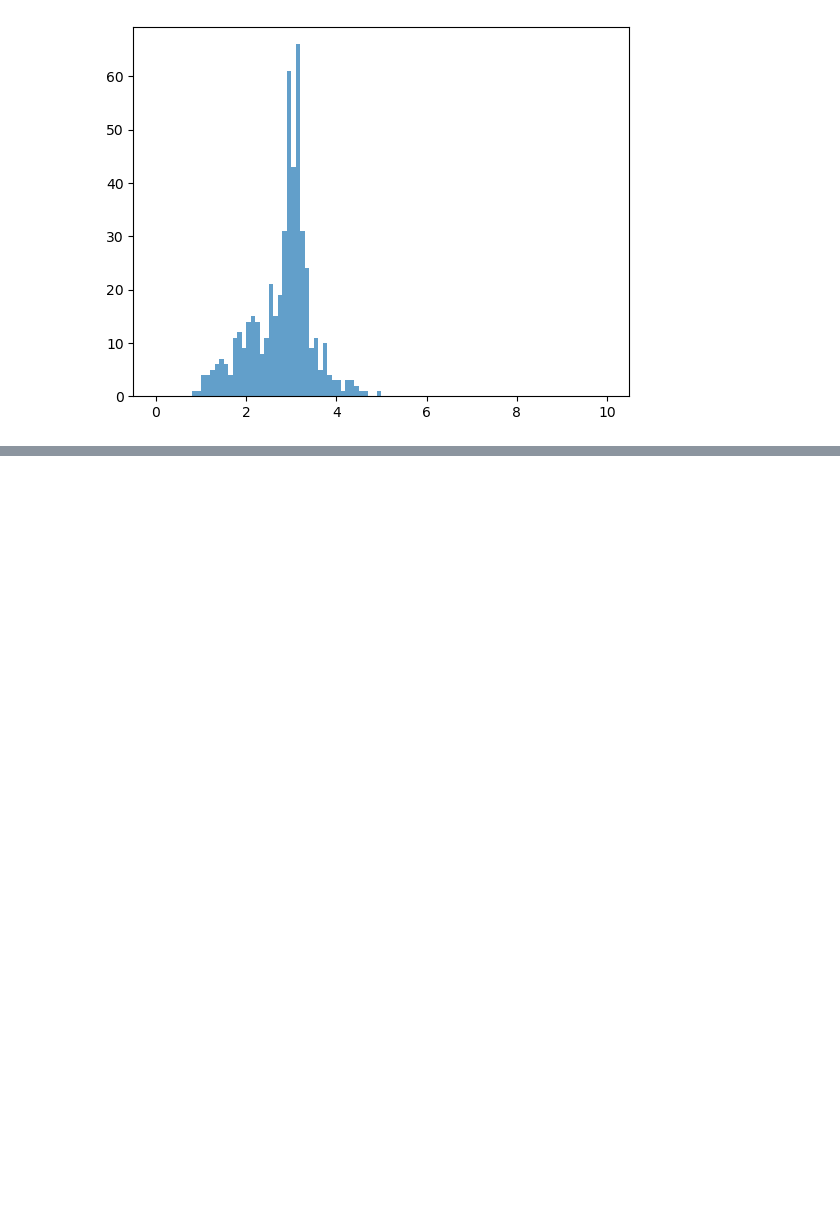
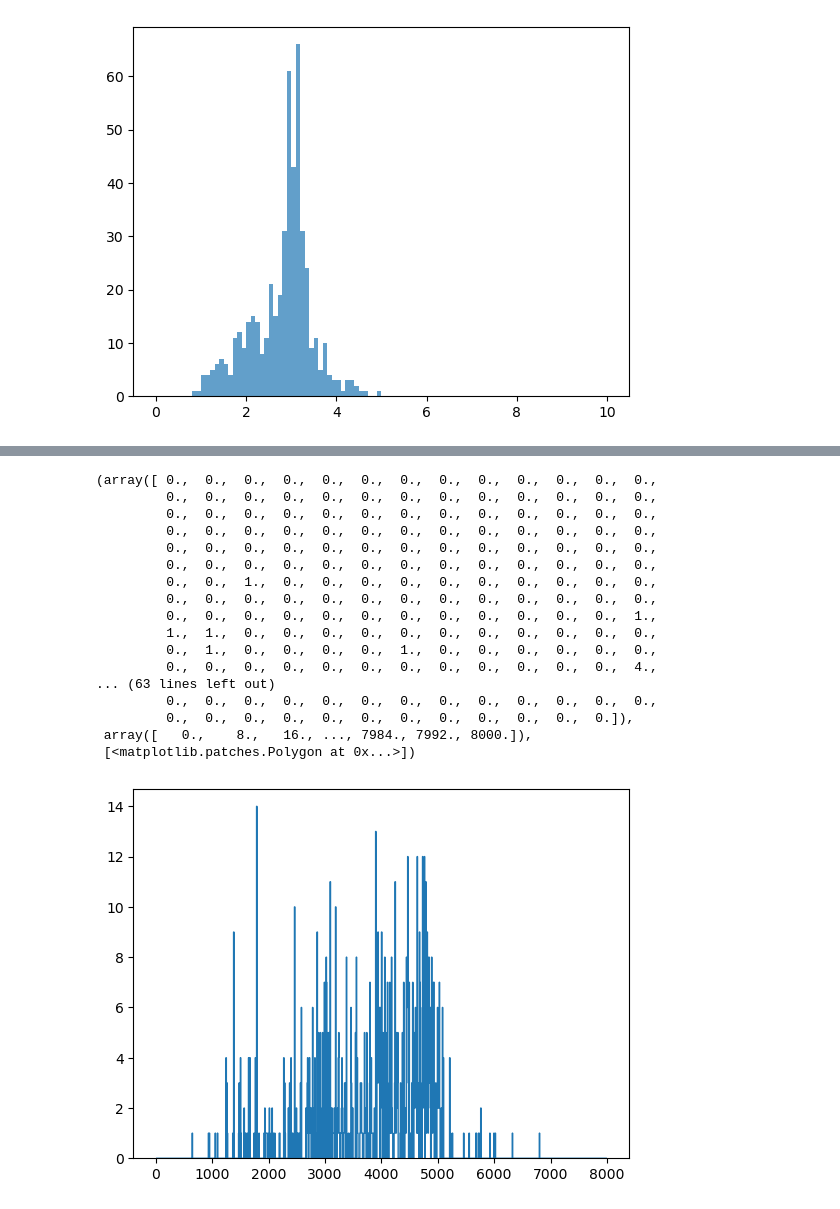
Before and after one commit to HEPchihwan/LRSM_tb_channel, a Jupyter notebook: SAMPLEPRODUCTION/using matrix/matrix.ipynb, the cells around one changed output, grey strips where cells are left out. Cells and saved outputs as stored; diff of their text form; code cells hidden in the pictures; blank space fills up the shorter version.

```diff
--- a/SAMPLEPRODUCTION/using matrix/matrix.ipynb
+++ b/SAMPLEPRODUCTION/using matrix/matrix.ipynb
@@ -267,0 +525,22 @@ genpdgid = events["GenPart_pdgId"].array()
+# %%
+plt.hist(ak.to_numpy(m_n1_list), bins=1000, range=(0, 8000), histtype='step', label='M(top+b+1mu)')
+#plt.hist(ak.to_numpy(m_n2_list), bins=1000, range=(0, 8000), histtype='step', label='M(top+b+2mu)')
+# %% [output]
+(array([ 0.,  0.,  0.,  0.,  0.,  0.,  0.,  0.,  0.,  0.,  0.,  0.,  0.,
+         0.,  0.,  0.,  0.,  0.,  0.,  0.,  0.,  0.,  0.,  0.,  0.,  0.,
+         0.,  0.,  0.,  0.,  0.,  0.,  0.,  0.,  0.,  0.,  0.,  0.,  0.,
+         0.,  0.,  0.,  0.,  0.,  0.,  0.,  0.,  0.,  0.,  0.,  0.,  0.,
+         0.,  0.,  0.,  0.,  0.,  0.,  0.,  0.,  0.,  0.,  0.,  0.,  0.,
+         0.,  0.,  0.,  0.,  0.,  0.,  0.,  0.,  0.,  0.,  0.,  0.,  0.,
+         0.,  0.,  1.,  0.,  0.,  0.,  0.,  0.,  0.,  0.,  0.,  0.,  0.,
+         0.,  0.,  0.,  0.,  0.,  0.,  0.,  0.,  0.,  0.,  0.,  0.,  0.,
+         0.,  0.,  0.,  0.,  0.,  0.,  0.,  0.,  0.,  0.,  0.,  0.,  1.,
+         1.,  1.,  0.,  0.,  0.,  0.,  0.,  0.,  0.,  0.,  0.,  0.,  0.,
+         0.,  1.,  0.,  0.,  0.,  0.,  1.,  0.,  0.,  0.,  0.,  0.,  0.,
+         0.,  0.,  0.,  0.,  0.,  0.,  0.,  0.,  0.,  0.,  0.,  0.,  4.,
+... (63 lines left out)
+         0.,  0.,  0.,  0.,  0.,  0.,  0.,  0.,  0.,  0.,  0.,  0.,  0.,
+         0.,  0.,  0.,  0.,  0.,  0.,  0.,  0.,  0.,  0.,  0.,  0.]),
+ array([   0.,    8.,   16., ..., 7984., 7992., 8000.]),
+ [<matplotlib.patches.Polygon at 0x...>])
+[figure, added]
```
Also changed, not shown: parts of 13 cells of this notebook, 16 other files.
